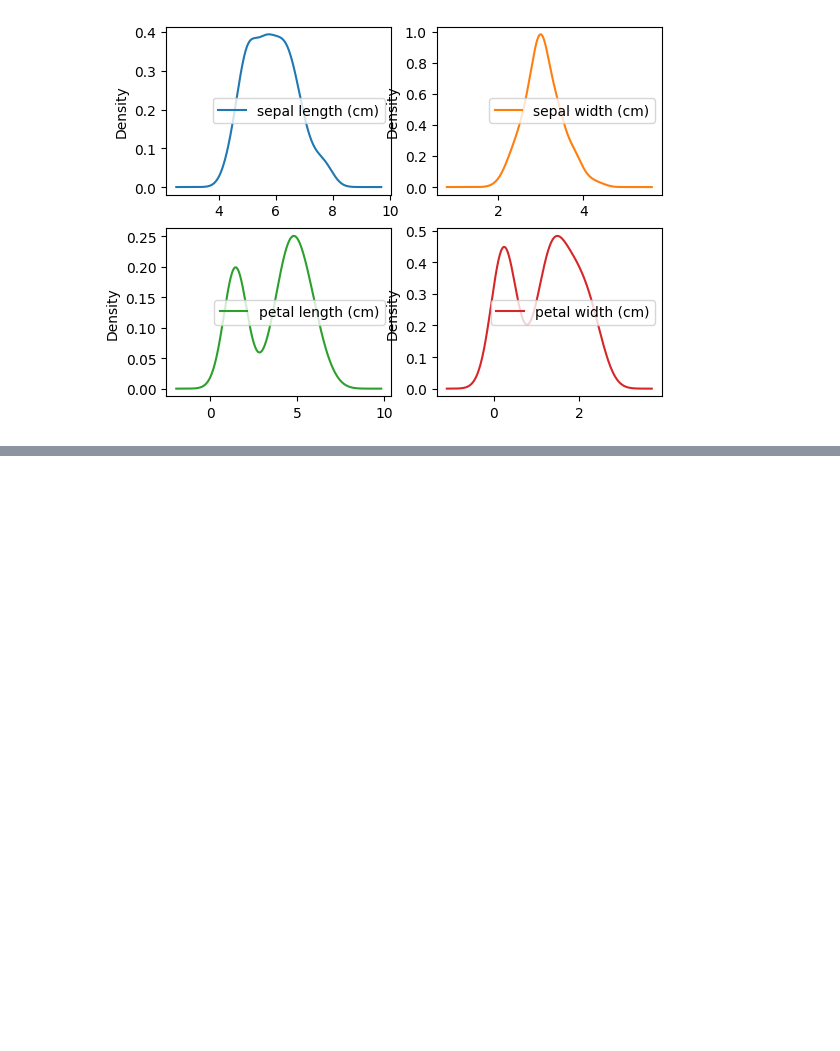
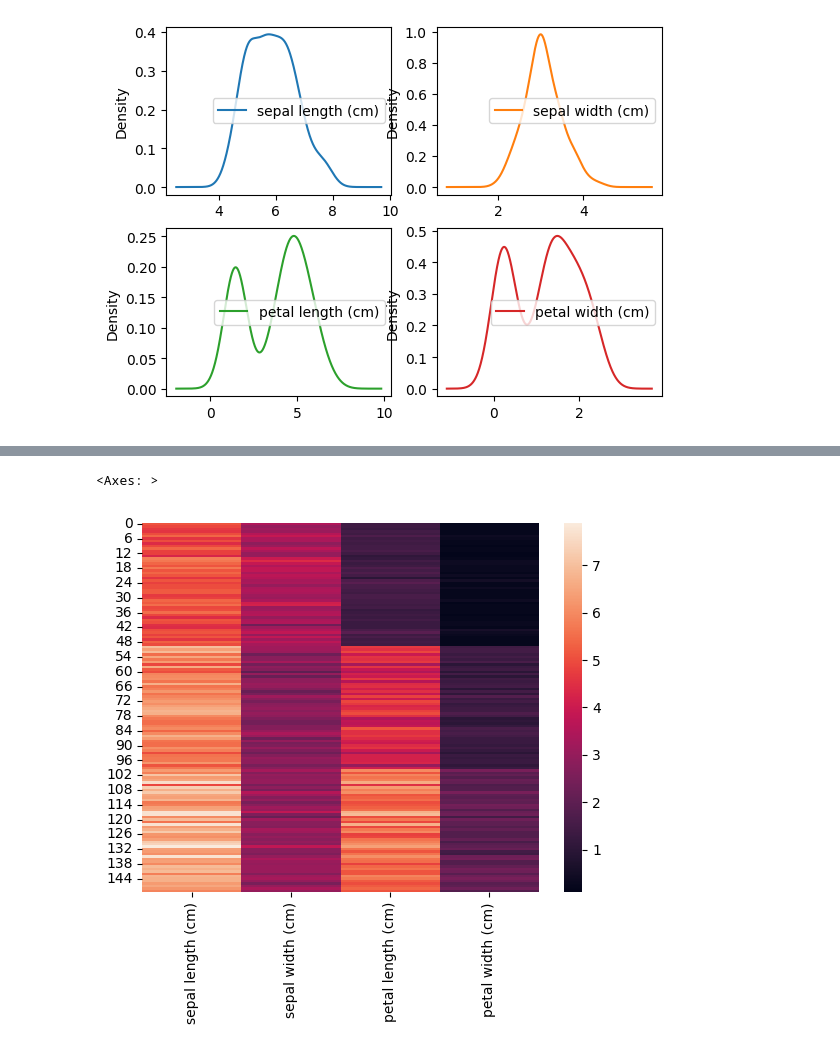
Before and after one commit to SRARNAB7/HDS_5320_Arnab, a Jupyter notebook: Class_Arnab.ipynb, the cells around one changed output, grey strips where cells are left out. Cells and saved outputs as stored; diff of their text form; code cells hidden in the pictures; blank space fills up the shorter version.

```diff
--- a/Class_Arnab.ipynb
+++ b/Class_Arnab.ipynb
@@ -36,0 +43,6 @@ plt.show()
+# %%
+import seaborn as sns
+sns.heatmap(df)
+# %% [output]
+<Axes: >
+[figure, added]
```
Also changed, not shown: parts of 1 cell of this notebook.
